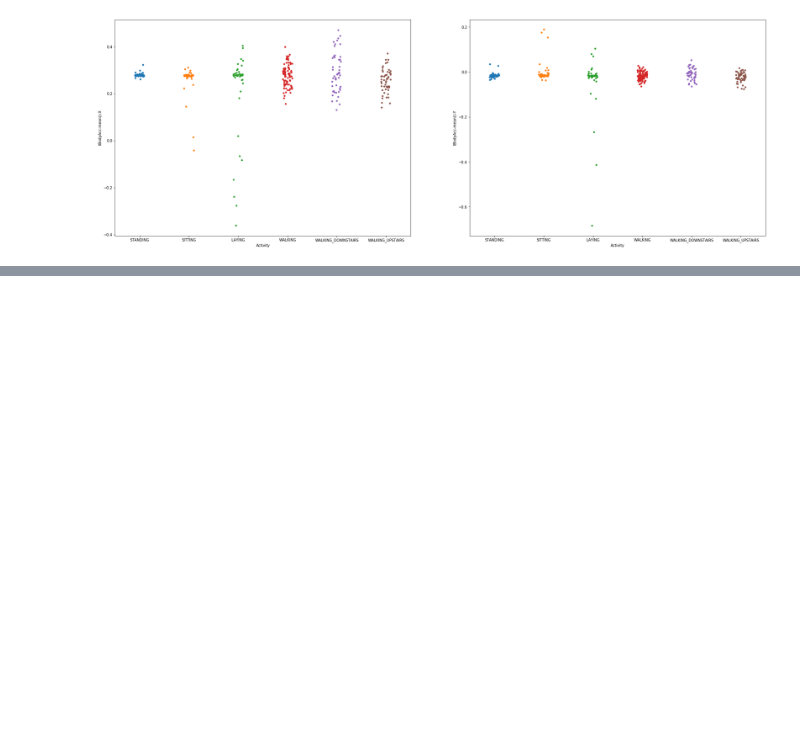
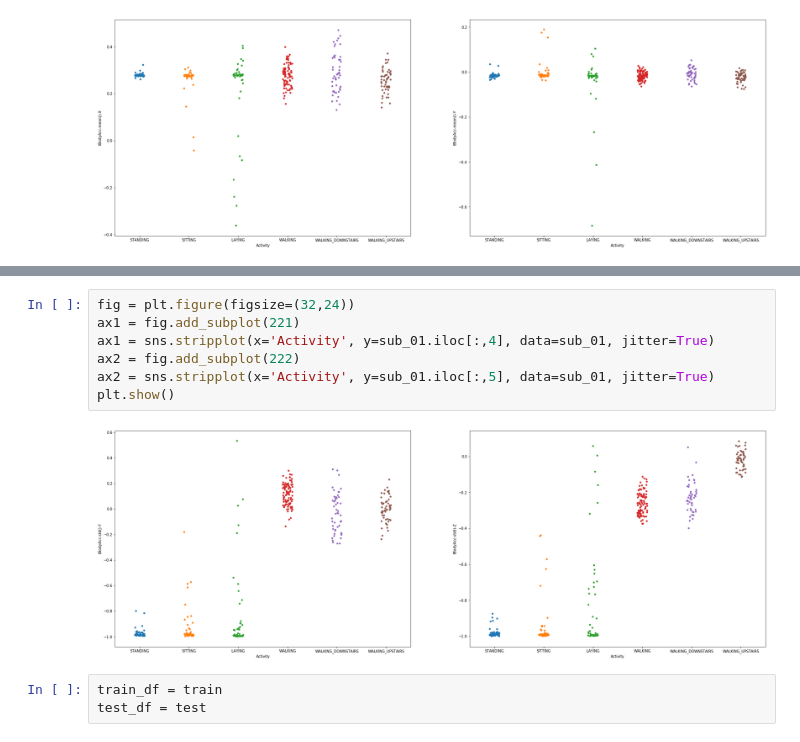
Before and after one commit to bernardojbl/HAR, a Jupyter notebook: HCI.ipynb, the cells around one changed output, grey strips where cells are left out. Drawn from its saved outputs; the diff is of its cells as text; blank space fills up the shorter version.

```diff
--- a/HCI.ipynb
+++ b/HCI.ipynb
@@ -290,0 +300,12 @@ plt.show()
+# %%
+fig = plt.figure(figsize=(32,24))
+ax1 = fig.add_subplot(221)
+ax1 = sns.stripplot(x='Activity', y=sub_01.iloc[:,4], data=sub_01, jitter=True)
+ax2 = fig.add_subplot(222)
+ax2 = sns.stripplot(x='Activity', y=sub_01.iloc[:,5], data=sub_01, jitter=True)
+plt.show()
+# %% [output]
+[figure, added]
+# %%
+train_df = train
+test_df = test
```
Also changed, not shown: parts of 6 cells of this notebook.
